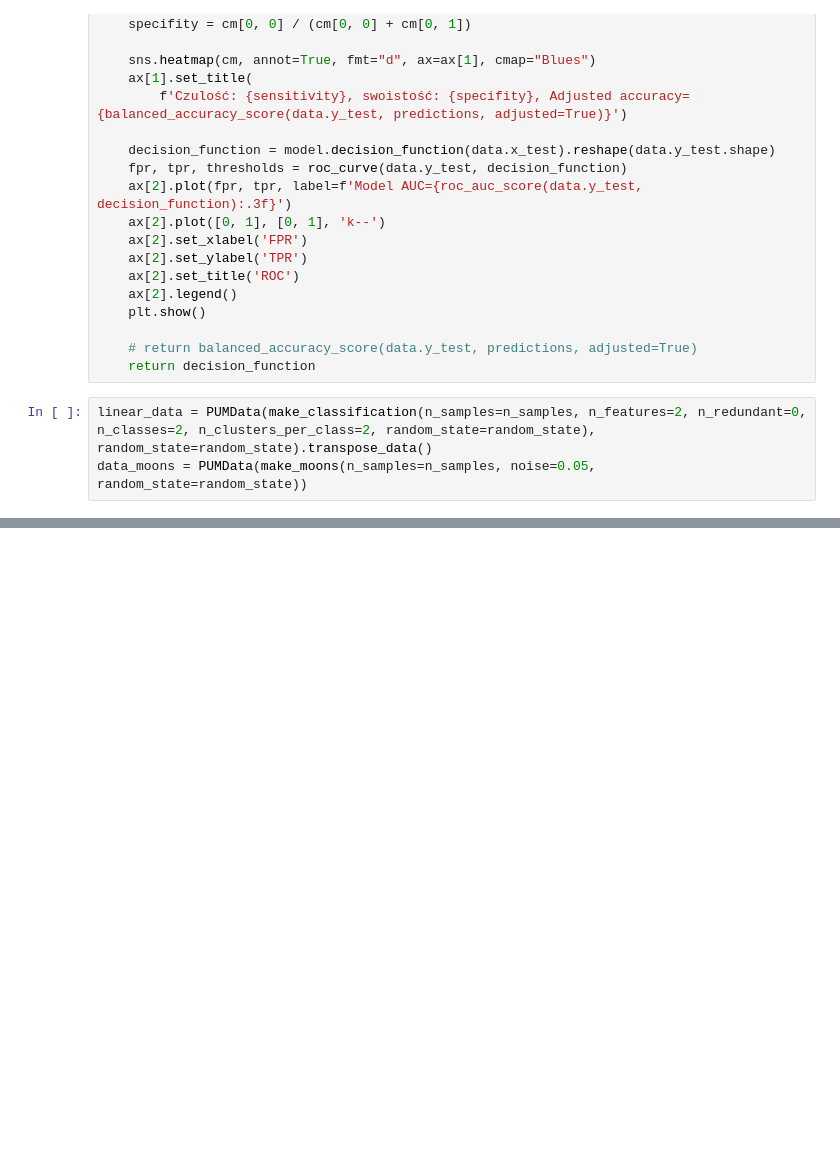
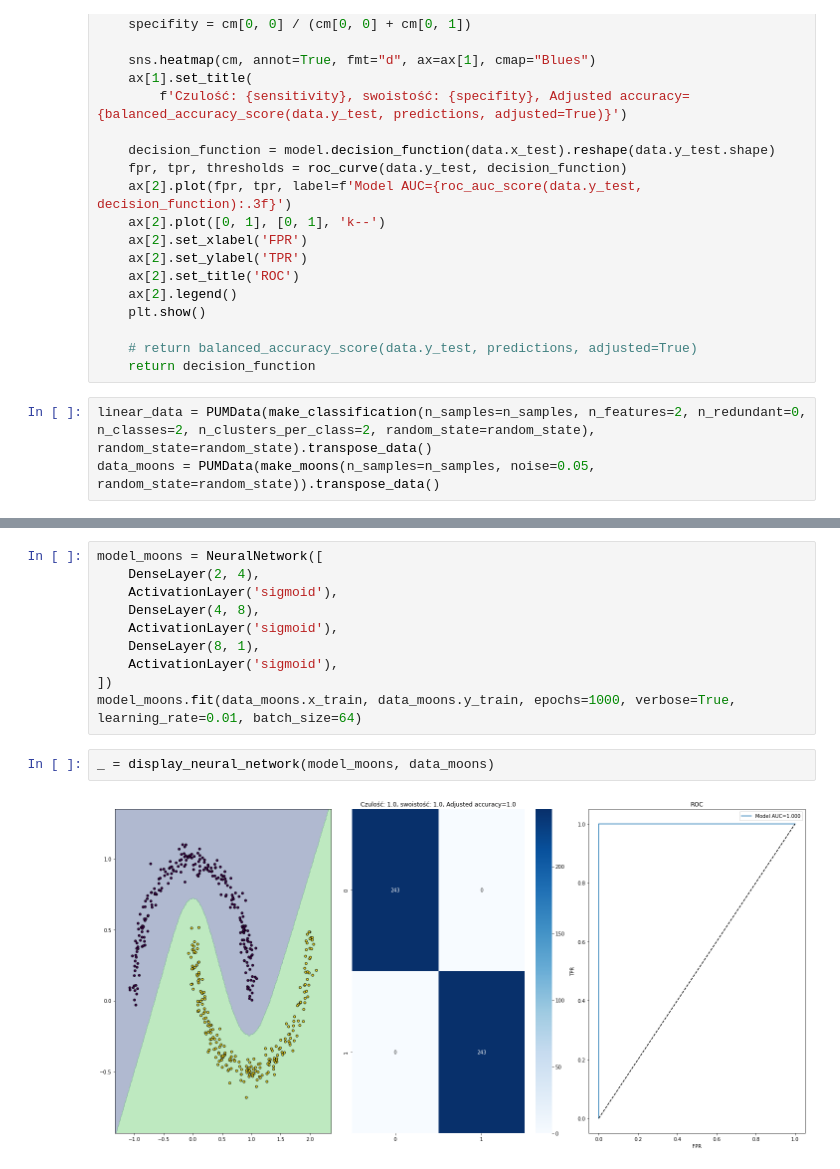
Before and after one commit to DonChaka/PUM, a Jupyter notebook: 8.SiecNeuronowa/8.SiecNeuronowa.ipynb, the cells around one changed output, grey strips where cells are left out. Cells and saved outputs as stored; diff of their text form; blank space fills up the shorter version.

```diff
--- a/8.SiecNeuronowa/8.SiecNeuronowa.ipynb
+++ b/8.SiecNeuronowa/8.SiecNeuronowa.ipynb
@@ -267,6 +304,6 @@ def display_neural_network(model: NeuralNetwork, data: PUMData):
     return decision_function
 # %%
 linear_data = PUMData(make_classification(n_samples=n_samples, n_features=2, n_redundant=0, n_classes=2, n_clusters_per_class=2, random_state=random_state), random_state=random_state).transpose_data()
-data_moons = PUMData(make_moons(n_samples=n_samples, noise=0.05, random_state=random_state))
+data_moons = PUMData(make_moons(n_samples=n_samples, noise=0.05, random_state=random_state)).transpose_data()
 # %%
 model = NeuralNetwork([
@@ -285,0 +323,14 @@ decision = display_neural_network(model, linear_data)
+# %%
+model_moons = NeuralNetwork([
+    DenseLayer(2, 4),
+    ActivationLayer('sigmoid'),
+    DenseLayer(4, 8),
+    ActivationLayer('sigmoid'),
+    DenseLayer(8, 1),
+    ActivationLayer('sigmoid'),
+])
+model_moons.fit(data_moons.x_train, data_moons.y_train, epochs=1000, verbose=True, learning_rate=0.01, batch_size=64)
+# %%
+_ = display_neural_network(model_moons, data_moons)
+# %% [output]
+[figure, added]
```
Also changed, not shown: parts of 17 cells of this notebook.
